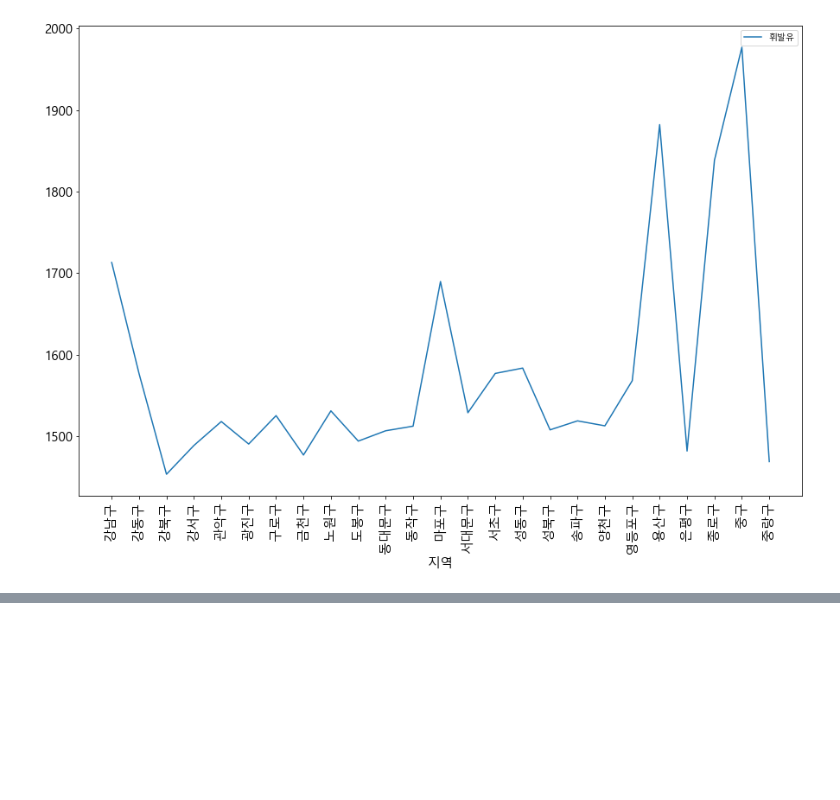
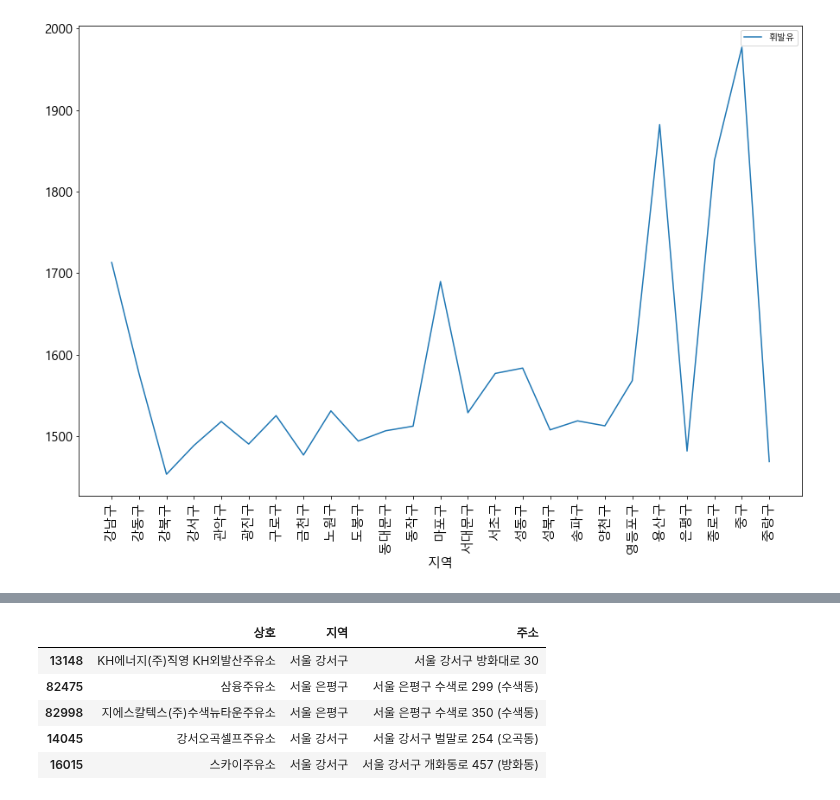
Before and after one commit to mein0121/Python_JupyterNotebook, a Jupyter notebook: 5.시각화(visualization)/주유소가격 데이터 분석/신영일_주유소가격 데이터.ipynb, the cells around one changed output, grey strips where cells are left out. Cells and saved outputs as stored; diff of their text form; code cells hidden in the pictures; blank space fills up the shorter version.

```diff
--- a/5.시각화(visualization)/주유소가격 데이터 분석/신영일_주유소가격 데이터.ipynb
+++ b/5.시각화(visualization)/주유소가격 데이터 분석/신영일_주유소가격 데이터.ipynb
@@ -530,2 +564,4 @@ plt.show()
 # %%
 # 가장 휘발유가격이 저렴한 주유소 상위 5
+lowgas = gas[(gas['휘발유']>0)].sort_values('휘발유')
+lowgas[['상호']].head()
@@ -534,2 +603,10 @@ plt.show()
 # %%
 # 휘발유 저렴한 주유소의 상위 5개의 상호, 지역, 주소 조회(중복제거)
+lowgas.drop_duplicates('상호')[['상호','지역','주소']].head()
+# %% [output]
+|  | 상호 | 지역 | 주소 |
+| 13148 | KH에너지(주)직영 KH외발산주유소 | 서울 강서구 | 서울 강서구 방화대로 30 |
+| 82475 | 삼융주유소 | 서울 은평구 | 서울 은평구 수색로 299 (수색동) |
+| 82998 | 지에스칼텍스(주)수색뉴타운주유소 | 서울 은평구 | 서울 은평구 수색로 350 (수색동) |
+| 14045 | 강서오곡셀프주유소 | 서울 강서구 | 서울 강서구 벌말로 254 (오곡동) |
+| 16015 | 스카이주유소 | 서울 강서구 | 서울 강서구 개화동로 457 (방화동) |
```
Also changed, not shown: parts of 12 cells of this notebook, 1 other file.
